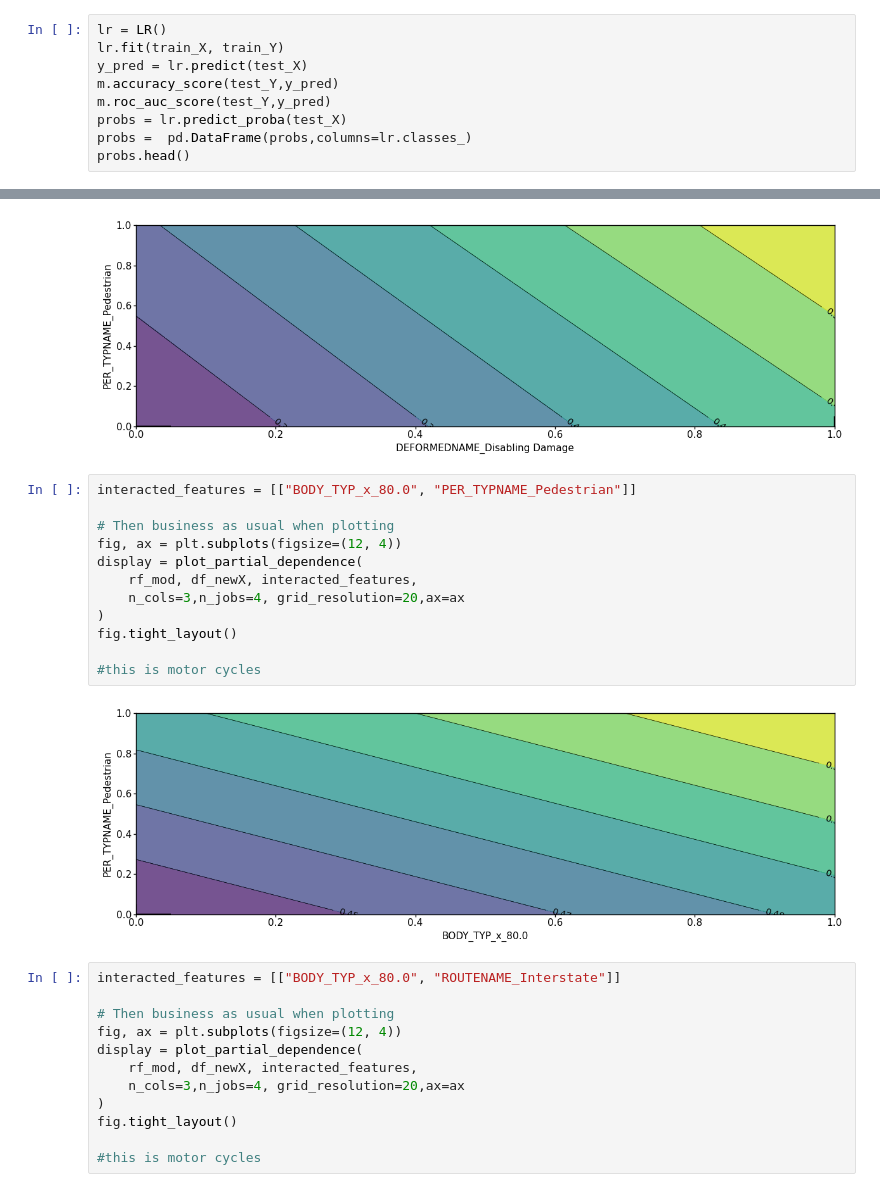
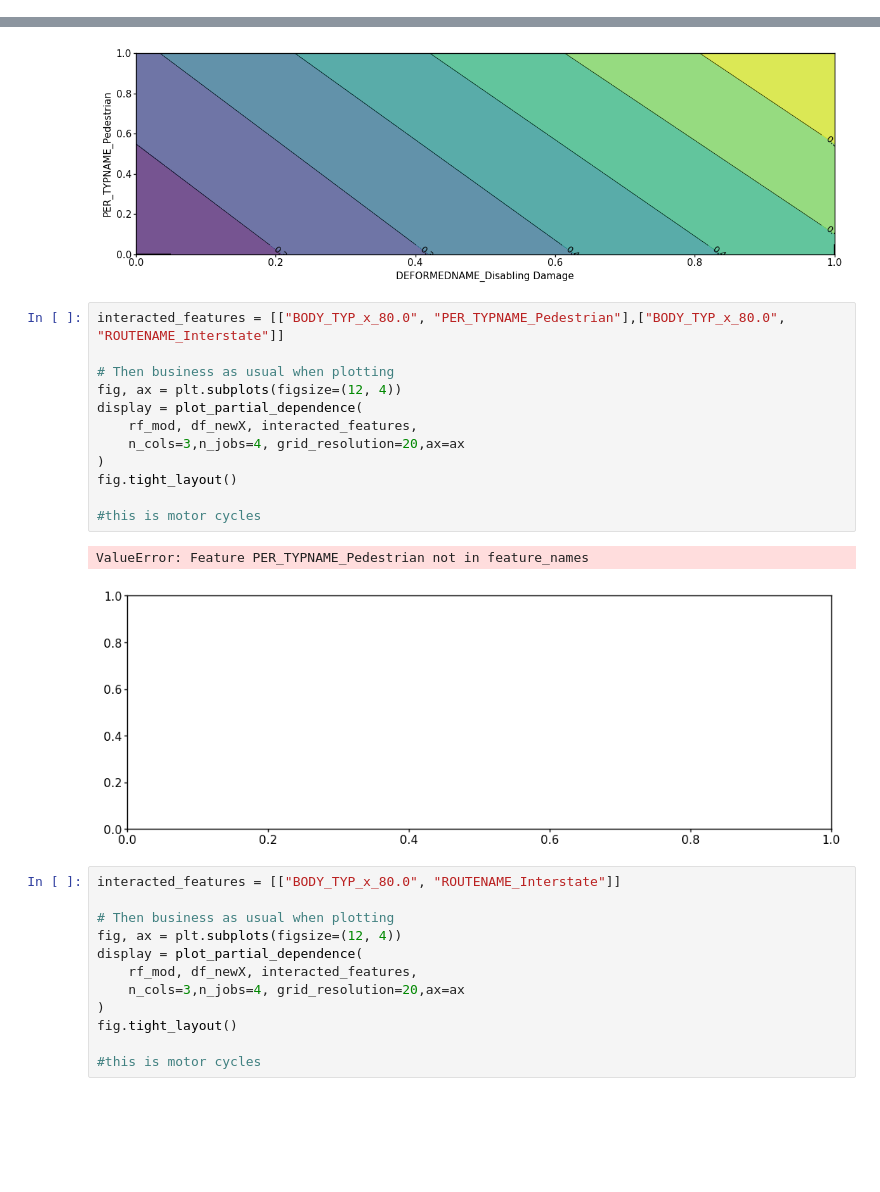
Before and after one commit to joshrrosen/PPOL564-Final-Project, a Jupyter notebook: Smaller_ML_Model.ipynb, the cells around one changed output, grey strips where cells are left out. Drawn from its saved outputs; the diff is of its cells as text; blank space fills up the shorter version.

```diff
--- a/Smaller_ML_Model.ipynb
+++ b/Smaller_ML_Model.ipynb
@@ -374,9 +369,0 @@ False_Positive_Rate, True_Positive_Rate, thresholds = m.roc_curve(train_Y, probs
-# %%
-lr = LR()
-lr.fit(train_X, train_Y)
-y_pred = lr.predict(test_X)
-m.accuracy_score(test_Y,y_pred)
-m.roc_auc_score(test_Y,y_pred)
-probs = lr.predict_proba(test_X)
-probs =  pd.DataFrame(probs,columns=lr.classes_)
-probs.head()
@@ -662,19 +606,20 @@ fig.tight_layout()
 # %% [output]
 [figure]
 # %%
-interacted_features = [["BODY_TYP_x_80.0", "PER_TYPNAME_Pedestrian"]]
+interacted_features = [["BODY_TYP_x_80.0", "PER_TYPNAME_Pedestrian"],["BODY_TYP_x_80.0", "ROUTENAME_Interstate"]]
 
 # Then business as usual when plotting
 fig, ax = plt.subplots(figsize=(12, 4))
 display = plot_partial_dependence(
     rf_mod, df_newX, interacted_features,
     n_cols=3,n_jobs=4, grid_resolution=20,ax=ax
 )
 fig.tight_layout()
 
 #this is motor cycles
 # %% [output]
+ValueError: Feature PER_TYPNAME_Pedestrian not in feature_names
-[figure, old version]
+[figure, new version]
 # %%
 interacted_features = [["BODY_TYP_x_80.0", "ROUTENAME_Interstate"]]
 
```
Also changed, not shown: parts of 29 cells of this notebook.
